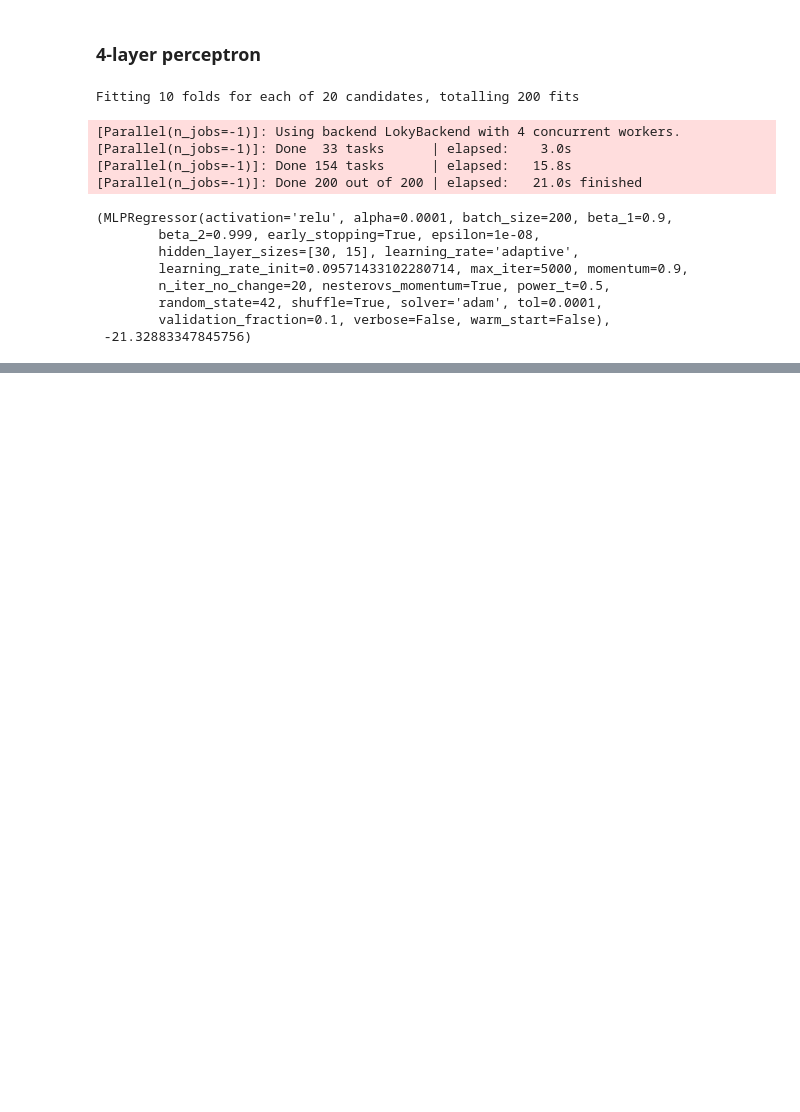
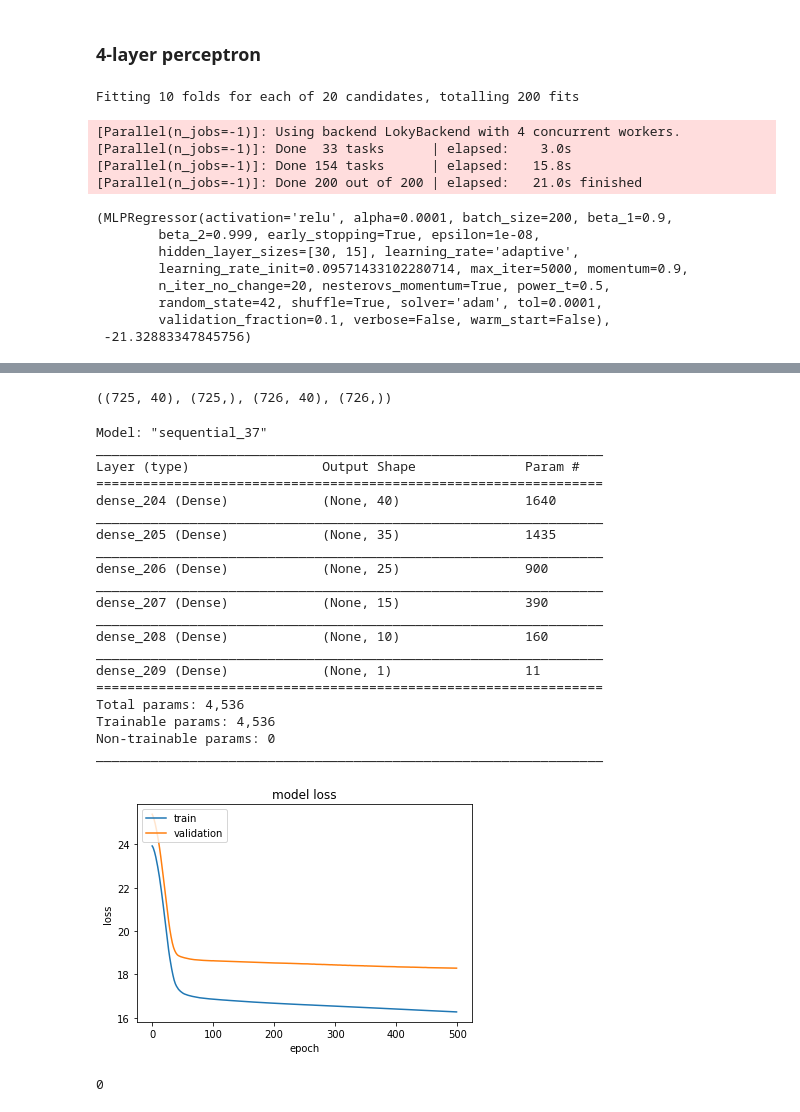
Before and after one commit to MLobo1997/DengAI, a Jupyter notebook: neural_networks.ipynb, the cells around one changed output, grey strips where cells are left out. Cells and saved outputs as stored; diff of their text form; code cells hidden in the pictures; blank space fills up the shorter version.

Commit message:
just did the tensorflow MLP and that awesome stratified sampling thingyg

```diff
--- a/neural_networks.ipynb
+++ b/neural_networks.ipynb
@@ -211,0 +246,62 @@ pd.DataFrame(MLP_Optimizer.cv_results_)[['params','mean_test_score','std_test_sc
+# %%
+from sklearn.model_selection import StratifiedShuffleSplit
+#train_strat, test_strat = sss.split(X_train, y_train)
+
+# Create the bins. Given that y is not uniformly distributed at all (as you can see in the analysis notebook histogram), we created bins every 100 values.
+y_sorted = np.sort(y_train)
+bins = []
+for idx, val in enumerate(y_sorted):
+    if (idx % 100) == 0:
+        bins.append(val)
+
+# Save your Y values in a new ndarray,
+# broken down by the bins created above.
+
+y_binned = np.digitize(y_train, bins)
+
+sss = StratifiedShuffleSplit(n_splits=1, train_size=0.5, random_state=42)
+for train_index, test_index in sss.split(X_train, y_binned):
+    X_train_strat, X_test_strat = X_train[train_index], X_train[test_index]
+    y_train_strat, y_test_strat = y_train[train_index], y_train[test_index]
+
+X_train_strat.shape, y_train_strat.shape, X_test_strat.shape, y_test_strat.shape
+# %% [output]
+((725, 40), (725,), (726, 40), (726,))
+# %%
+%autoreload
+from utils.MLP import create_mlp
+neurons_per_layer = [35, 25, 15, 10]
+
+network = create_mlp(neurons_per_layer=neurons_per_layer, nr_of_features=M, optim_func=optim, loss_func=loss_fun)
+network.summary()
+
+from utils.print_history_loss import print_history_loss
+
+history_fit = network.fit(X_train_strat, y_train_strat, validation_data=(X_test_strat, y_test_strat), epochs=500, batch_size=150, verbose=0, shuffle=True)
+print_history_loss(history_fit)
+# %% [output]
+Model: "sequential_37"
+_________________________________________________________________
+Layer (type)                 Output Shape              Param #
+=================================================================
+dense_204 (Dense)            (None, 40)                1640
+_________________________________________________________________
+dense_205 (Dense)            (None, 35)                1435
+_________________________________________________________________
+dense_206 (Dense)            (None, 25)                900
+_________________________________________________________________
+dense_207 (Dense)            (None, 15)                390
+_________________________________________________________________
+dense_208 (Dense)            (None, 10)                160
+_________________________________________________________________
+dense_209 (Dense)            (None, 1)                 11
+=================================================================
+Total params: 4,536
+Trainable params: 4,536
+Non-trainable params: 0
+_________________________________________________________________
+[figure, added]
+# %%
+20 % 10
+# %% [output]
+0
```
Also changed, not shown: parts of 10 cells of this notebook, 3 other files.
